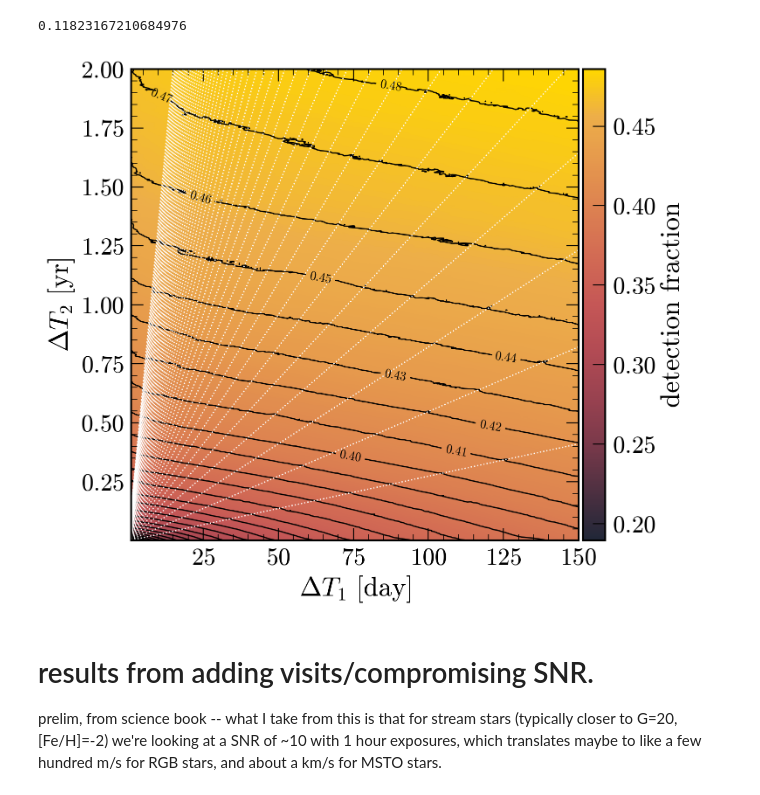
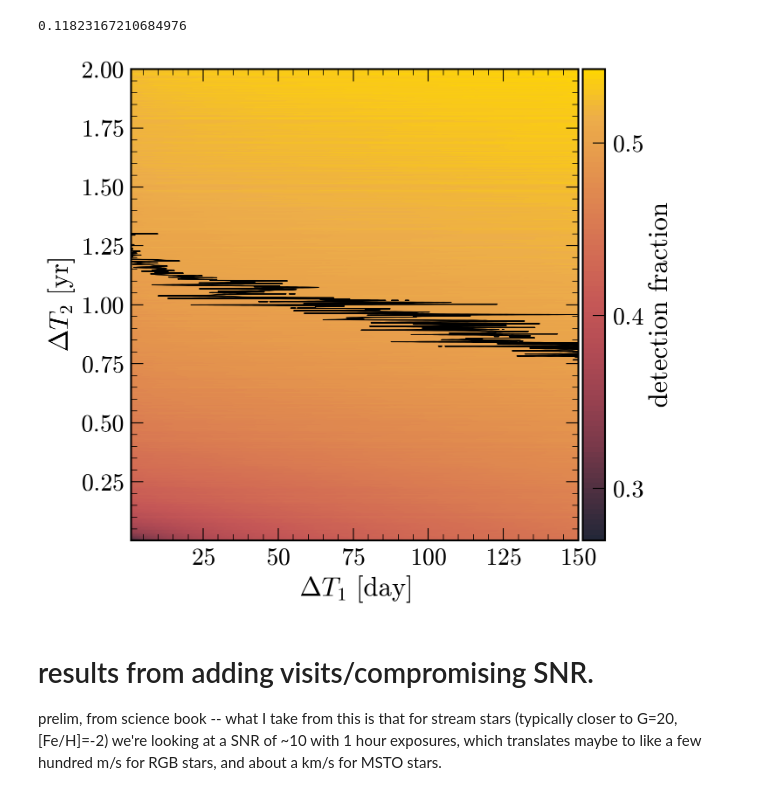
Before and after one commit to anya-m-phillips/via_binaries, a Jupyter notebook: test.ipynb, the cells around one changed output. Saved outputs shown, nothing was run; the diff lists cells and outputs as text; code cells hidden in the pictures.

```diff
--- a/test.ipynb
+++ b/test.ipynb
@@ -153,7 +153,7 @@ dt2_vals = np.arange(dt2_min, dt2_max+dt2_step, dt2_step)
 dfa = []
 
 for k, dt1 in enumerate(dt1_vals, start=1):
-    dfa_this_dt1 = np.loadtxt("detection_fractions_dense/ms_%i.txt"%k)
+    dfa_this_dt1 = np.loadtxt("UPDATED_detection_fractions_dense/ms_%i.txt"%k)
     dfa.append(dfa_this_dt1)
 dfa = np.array(dfa)
 # %%
@@ -165,42 +165,43 @@ df_cmap = LinearSegmentedColormap.from_list('df_cmap', colors)#[1]+colors[0])
 X, Y = np.meshgrid(dt1_vals, dt2_vals)
 Z = dfa.T
 
 Y = Y/365
 fig, ax = plt.subplots()
 # ax.imshow(dfa, cmap=time_cmap)
-ob = ax.contourf(X,Y, Z, cmap=df_cmap, levels=1000)
+ob = ax.contourf(X,Y, Z, cmap=df_cmap, levels=100)
 
 
 ax.set_ylim(np.min(Y), np.max(Y))
 ax.set_xlim(np.min(X), np.max(X))
 ax.set_xlabel(r"$\Delta T_1~\rm [day]$")
 ax.set_ylabel(r'$\Delta T_2~\rm [yr]$')
 # ax.set_xscale('log')
 # ax.set_yscale('log')
 
 
 # black_levels = np.arange(0.2, 0.5, 0.002) ### <-- dense black contours to look more at aliasing
-black_levels = np.arange(0.2, 0.5, 0.01)
+black_levels = np.array([0.5])#0.3, 0.7, 0.05)
 ob2 = ax.contour(X,Y,Z, levels=black_levels,
            linestyle="solid", colors="k", linewidths=1)
-ax.clabel(ob2, ob2.levels[20:],
-           fontsize=10)
+# ax.clabel(ob2, ob2.levels,
+#            fontsize=10)
 
 
 divider = make_axes_locatable(ax)
 cax = divider.append_axes('right', size='5%', pad=0.05)
 cbar = fig.colorbar(ob, cax=cax, label=r"detection fraction")
-cbar.set_ticks(black_levels[::5])
+cbar.set_ticks([0.3, 0.4, 0.5])
+# cbar.set_ticks(black_levels[::5])
 
 ### add lines where dt2 is an integer multiple of dt1
-x = np.linspace(np.min(dt1_vals), np.max(dt1_vals), 2)
-n_vals = np.arange(1, 50, 1)
-for n in n_vals:
-    y = n*x
-    y = y/365
-    ax.plot(x,y, c='white', lw=1, ls=':')
+# x = np.linspace(np.min(dt1_vals), np.max(dt1_vals), 2)
+# n_vals = np.arange(1, 50, 1)
+# for n in n_vals:
+#     y = n*x
+#     y = y/365
+#     ax.plot(x,y, c='white', lw=1, ls=':')
 
 # ax.set_xscale('log')
 # ax.set_yscale('log')
 # %% [output]
-[figure, old version]
+[figure, new version]
```
Also changed, not shown: parts of 6 cells of this notebook.
